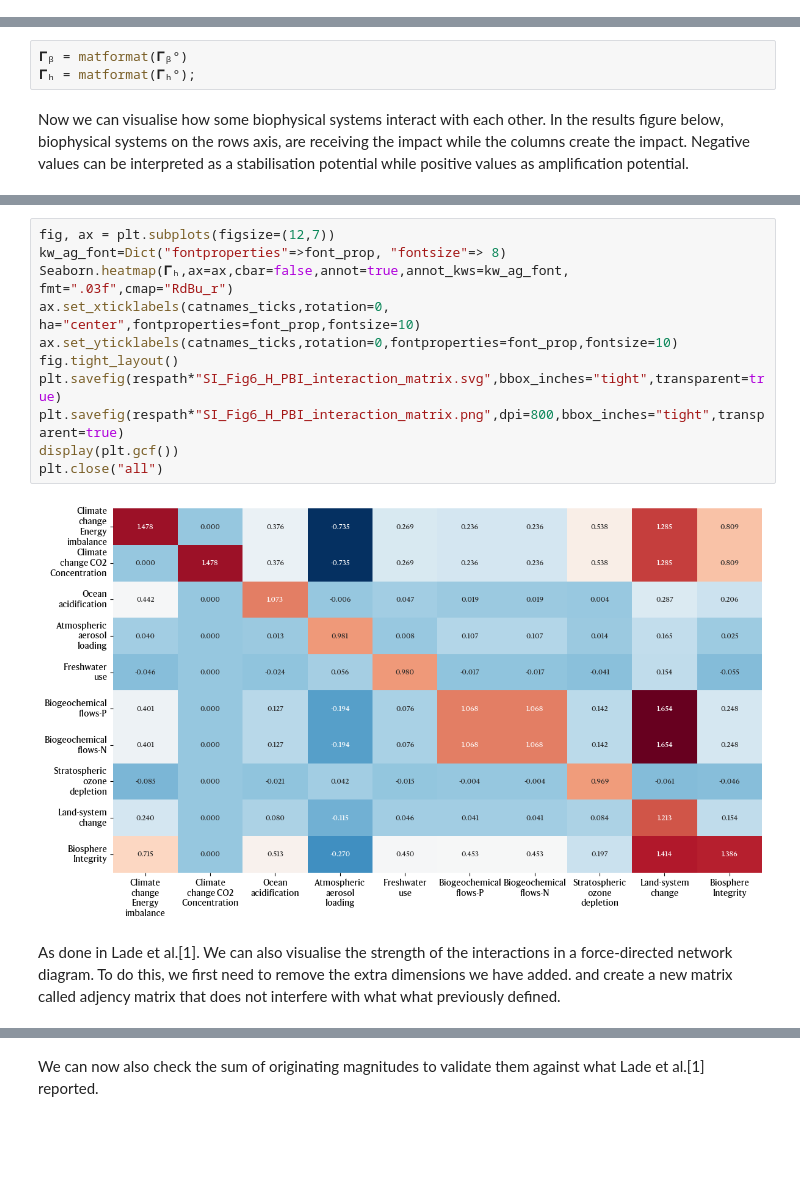
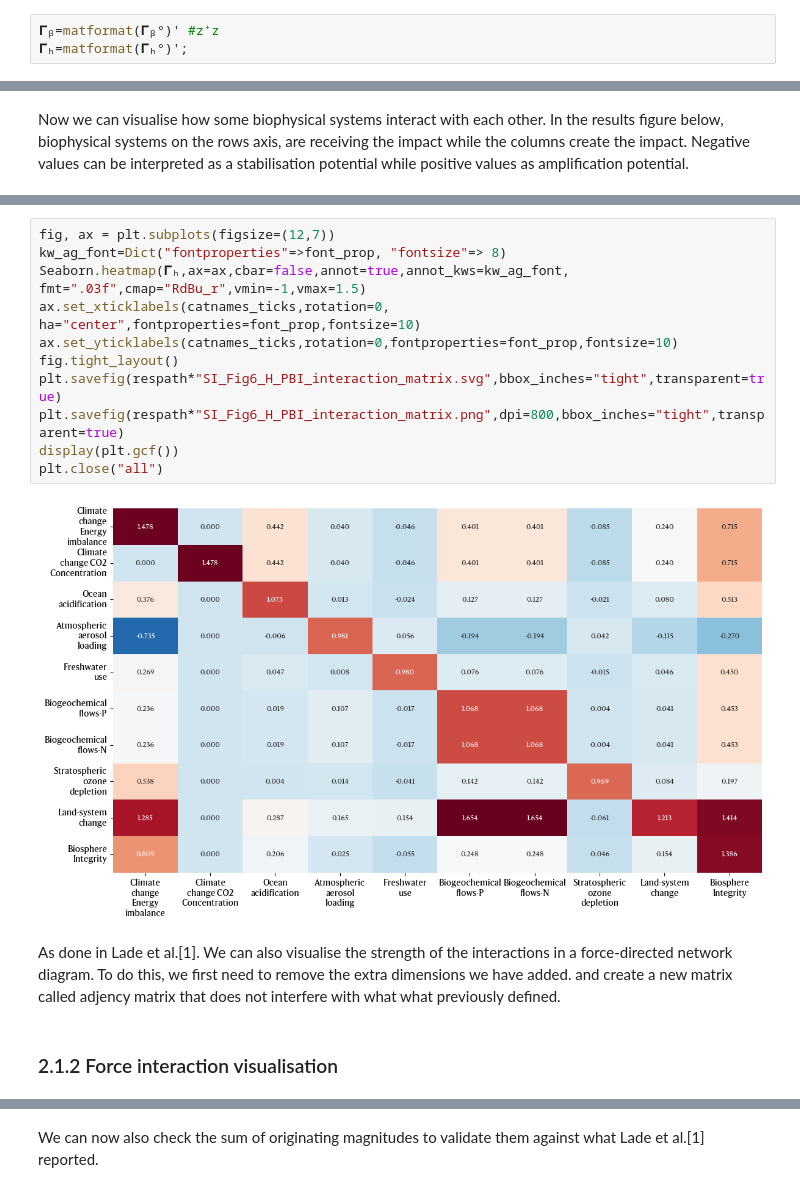
Before and after one commit to Michael-ljn/pathways-H2-prod-within-PBs, a Jupyter notebook: code/1_00_total_impact.ipynb, the cells around one changed output, grey strips where cells are left out. Cells and saved outputs as stored; diff of their text form; blank space fills up the shorter version.

```diff
--- a/code/1_00_total_impact.ipynb
+++ b/code/1_00_total_impact.ipynb
@@ -170,10 +167,10 @@ For now, we will defined the interaction matrices for biophysical interactions $
+# %%
+𝚪ᵦ=matformat(𝚪ᵦ°)' #z⁺z
+𝚪ₕ=matformat(𝚪ₕ°)';
 # %% [markdown]
 the issue with these matrices is that they are not having the dimensions required to be compatible with the direct human impact $\boldsymbol{d}$, that is obtained from the absolute environmental sustainability assessment (AESA). To solve this issue, we created a function `matformat` available in the [utility file](Utils/1_00_utils.jl) of this notebook.
 
 Once the matrices are defined, we can compute the human impact matrix $\boldsymbol{\Gamma_H}$ and the biophysical interaction matrix $\boldsymbol{\Gamma_B}$. Note that the int the code below $\boldsymbol{\Gamma_B = \Gamma_\beta}$.
-# %%
-𝚪ᵦ = matformat(𝚪ᵦ°)
-𝚪ₕ = matformat(𝚪ₕ°);
 # %% [markdown]
 Now we can visualise how some biophysical systems interact with each other. In the results figure below, biophysical systems on the rows axis, are receiving the impact while the columns create the impact. Negative values can be interpreted as a stabilisation potential while positive values as amplification potential.
 # %% [markdown]
@@ -194,18 +193,20 @@ plt.close("all")
 # %%
 fig, ax = plt.subplots(figsize=(12,7))
 kw_ag_font=Dict("fontproperties"=>font_prop, "fontsize"=> 8)
-Seaborn.heatmap(𝚪ₕ,ax=ax,cbar=false,annot=true,annot_kws=kw_ag_font, fmt=".03f",cmap="RdBu_r")
+Seaborn.heatmap(𝚪ₕ,ax=ax,cbar=false,annot=true,annot_kws=kw_ag_font, fmt=".03f",cmap="RdBu_r",vmin=-1,vmax=1.5)
 ax.set_xticklabels(catnames_ticks,rotation=0, ha="center",fontproperties=font_prop,fontsize=10)
 ax.set_yticklabels(catnames_ticks,rotation=0,fontproperties=font_prop,fontsize=10)
 fig.tight_layout()
 plt.savefig(respath*"SI_Fig6_H_PBI_interaction_matrix.svg",bbox_inches="tight",transparent=true)
 plt.savefig(respath*"SI_Fig6_H_PBI_interaction_matrix.png",dpi=800,bbox_inches="tight",transparent=true)
 display(plt.gcf())
 plt.close("all")
 # %% [output]
-[figure, old version]
+[figure, new version]
 # %% [markdown]
 As done in Lade et al.[1]. We can also visualise the strength of the interactions in a force-directed network diagram. To do this, we first need to remove the extra dimensions we have added. and create a new matrix called adjency matrix that does not interfere with what what previously defined.
+# %% [markdown]
+### 2.1.2 Force interaction visualisation
 # %%
 s= 1:1:10 # This represent the set of all planetary boundaries
 bⁿ=[2,6] # set of CO2 concentration Phosphorus flows matching the indexes of the matrix 𝚪ᵦ
```
Also changed, not shown: parts of 40 cells of this notebook, 31 other files.
